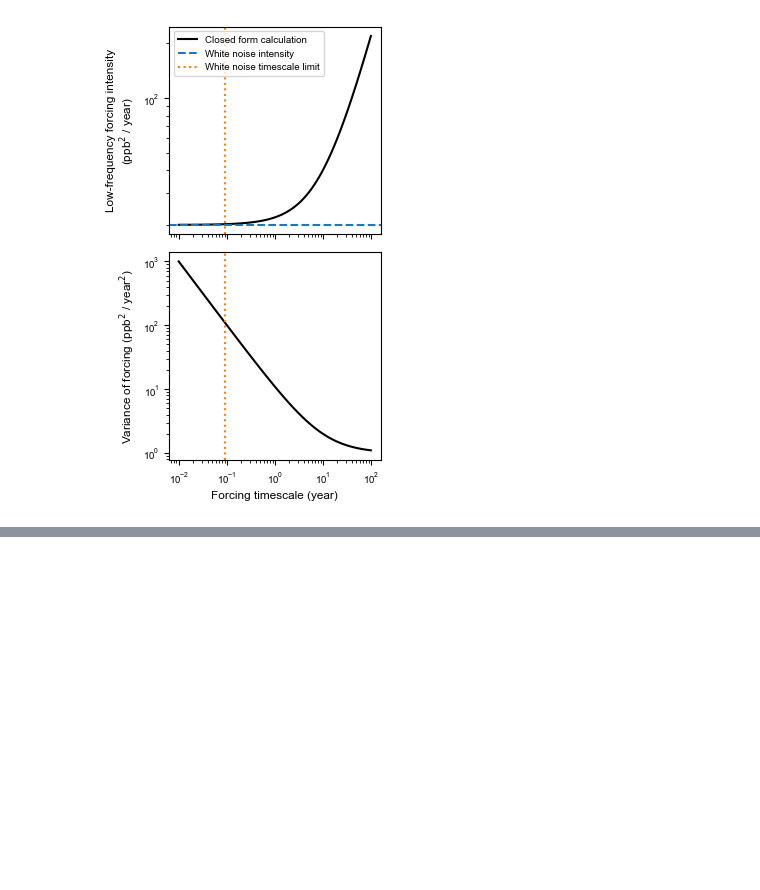
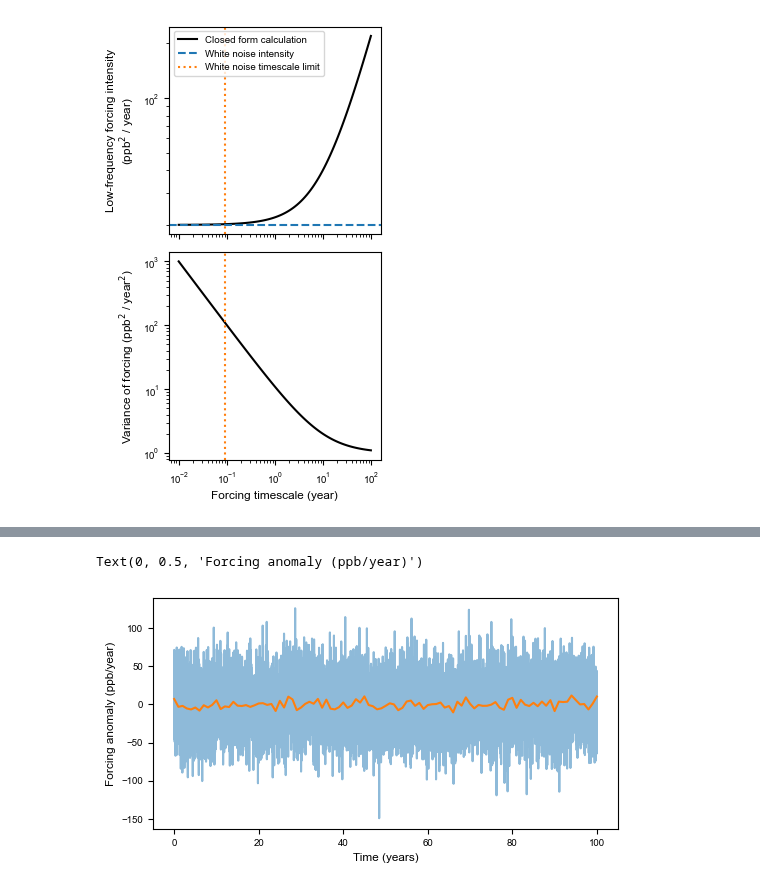
Before and after one commit to ericjmei/methane_noise_forcing, a Jupyter notebook: notebooks/explore_spectral/forcing_intensity_vs_variance.ipynb, the cells around one changed output, grey strips where cells are left out. Cells and saved outputs as stored; diff of their text form; code cells hidden in the pictures; blank space fills up the shorter version.

```diff
--- a/notebooks/explore_spectral/forcing_intensity_vs_variance.ipynb
+++ b/notebooks/explore_spectral/forcing_intensity_vs_variance.ipynb
@@ -243,0 +428,20 @@ plt.tight_layout()
+# %%
+## validate the average_to_resolution function
+two_timescale_noise_avg = average_to_resolution(two_timescale_noise, resolution=1.0, time_dim='time')
+
+# plot 1 ensemble member and its averaged version
+idx_ens = 0
+timescale = 0.01
+time_slice = slice(0, 100)  # first 100 years
+fig, ax = plt.subplots(figsize=(6, 3))
+time = two_timescale_noise.sel(time=time_slice).time.values
+forcing = two_timescale_noise.sel(ensemble=idx_ens, forcing_timescale=timescale, time=time_slice).forcing.values
+time_avg = two_timescale_noise_avg.sel(time=time_slice).time.values
+forcing_avg = two_timescale_noise_avg.sel(ensemble=idx_ens, forcing_timescale=timescale, time=time_slice).forcing.values
+ax.plot(time, forcing, label='Original', color='tab:blue', alpha=0.5)
+ax.plot(time_avg, forcing_avg, label='Averaged', color='tab:orange')
+ax.set_xlabel('Time (years)')
+ax.set_ylabel('Forcing anomaly (ppb/year)')
+# %% [output]
+Text(0, 0.5, 'Forcing anomaly (ppb/year)')
+[figure, added]
```
Also changed, not shown: parts of 11 cells of this notebook.
